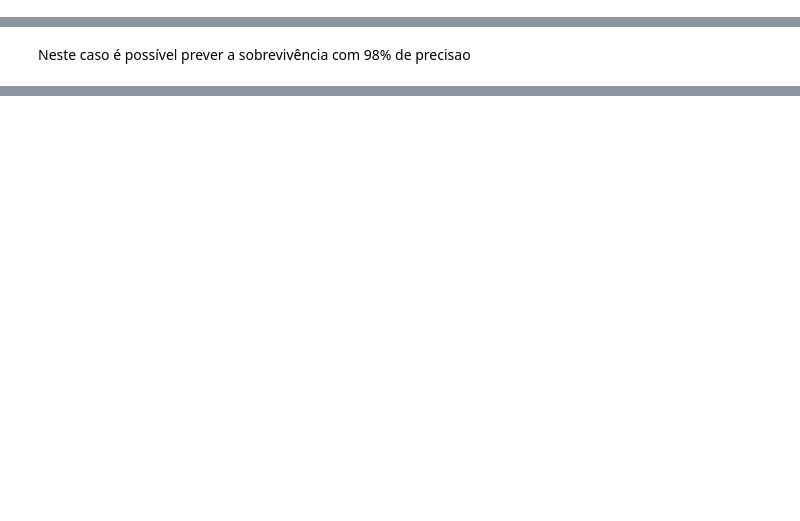
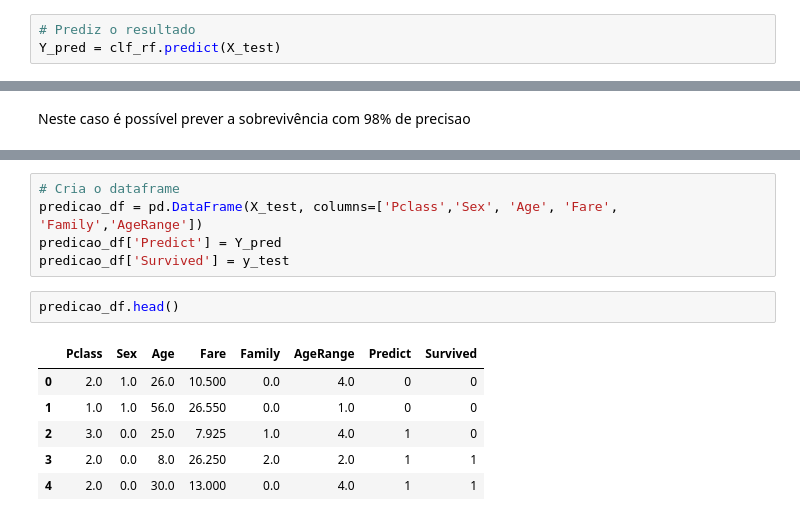
Before and after one commit to liebycardoso/Data_Analysis, a Jupyter notebook: Titanic.ipynb, the cells around one changed output, grey strips where cells are left out. Cells and saved outputs as stored; diff of their text form; blank space fills up the shorter version.

```diff
--- a/Titanic.ipynb
+++ b/Titanic.ipynb
@@ -721 +713,4 @@ Y_pred = random_forest.predict(X_test)
+# %%
+# Prediz o resultado
+Y_pred = clf_rf.predict(X_test)
 # %%
@@ -734,0 +752,14 @@ feat_import
+# %%
+# Cria o dataframe
+predicao_df = pd.DataFrame(X_test, columns=['Pclass','Sex', 'Age', 'Fare', 'Family','AgeRange'])
+predicao_df['Predict'] = Y_pred
+predicao_df['Survived'] = y_test
+# %%
+predicao_df.head()
+# %% [output]
+|  | Pclass | Sex | Age | Fare | Family | AgeRange | Predict | Survived |
+| 0 | 2.0 | 1.0 | 26.0 | 10.500 | 0.0 | 4.0 | 0 | 0 |
+| 1 | 1.0 | 1.0 | 56.0 | 26.550 | 0.0 | 1.0 | 0 | 0 |
+| 2 | 3.0 | 0.0 | 25.0 | 7.925 | 1.0 | 4.0 | 1 | 0 |
+| 3 | 2.0 | 0.0 | 8.0 | 26.250 | 2.0 | 2.0 | 1 | 1 |
+| 4 | 2.0 | 0.0 | 30.0 | 13.000 | 0.0 | 4.0 | 1 | 1 |
```
Also changed, not shown: parts of 30 cells of this notebook.
